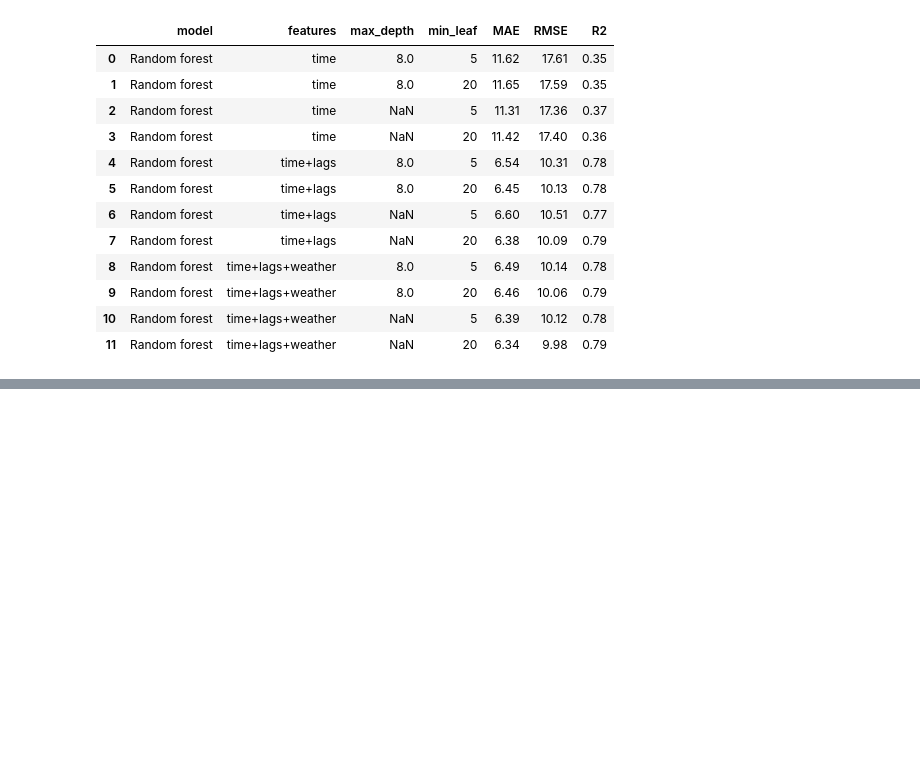
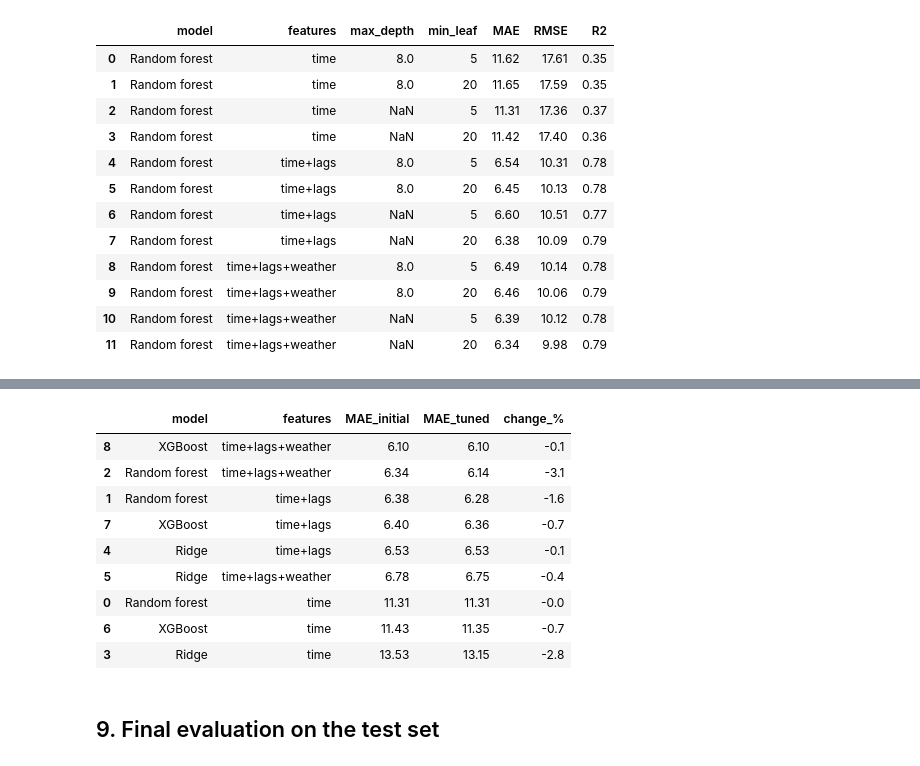
Before and after one commit to NatalyaKim21/bikeflow, a Jupyter notebook: notebooks/04_modelling.ipynb, the cells around one changed output, grey strips where cells are left out. Saved outputs shown, nothing was run; the diff lists cells and outputs as text; code cells hidden in the pictures; blank space fills up the shorter version.

```diff
--- a/notebooks/04_modelling.ipynb
+++ b/notebooks/04_modelling.ipynb
@@ -200,0 +249,19 @@ gb_val
+# %%
+before = best[['model', 'features', 'MAE']].rename(columns={'MAE': 'MAE_initial'})
+after = tuned[['model', 'features', 'MAE']].rename(columns={'MAE': 'MAE_tuned'})
+cmp = before.merge(after, on=['model', 'features'])
+cmp['change_%'] = ((cmp['MAE_tuned'] / cmp['MAE_initial'] - 1) * 100).round(1)
+cmp.sort_values('MAE_tuned').round(2)
+# %% [output]
+|  | model | features | MAE_initial | MAE_tuned | change_% |
+| 8 | XGBoost | time+lags+weather | 6.10 | 6.10 | -0.1 |
+| 2 | Random forest | time+lags+weather | 6.34 | 6.14 | -3.1 |
+| 1 | Random forest | time+lags | 6.38 | 6.28 | -1.6 |
+| 7 | XGBoost | time+lags | 6.40 | 6.36 | -0.7 |
+| 4 | Ridge | time+lags | 6.53 | 6.53 | -0.1 |
+| 5 | Ridge | time+lags+weather | 6.78 | 6.75 | -0.4 |
+| 0 | Random forest | time | 11.31 | 11.31 | -0.0 |
+| 6 | XGBoost | time | 11.43 | 11.35 | -0.7 |
+| 3 | Ridge | time | 13.53 | 13.15 | -2.8 |
+# %% [markdown]
+## 9. Final evaluation on the test set
```
Also changed, not shown: parts of 22 cells of this notebook, 1 other file.
